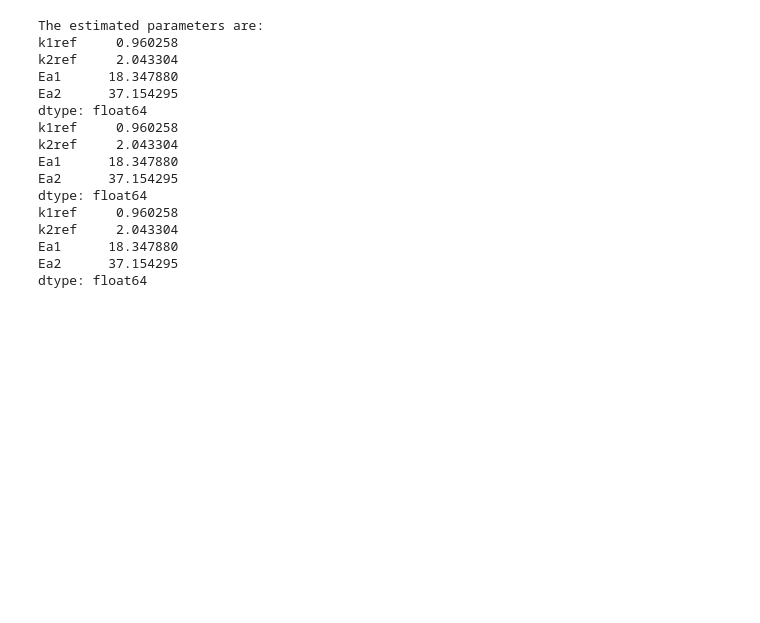
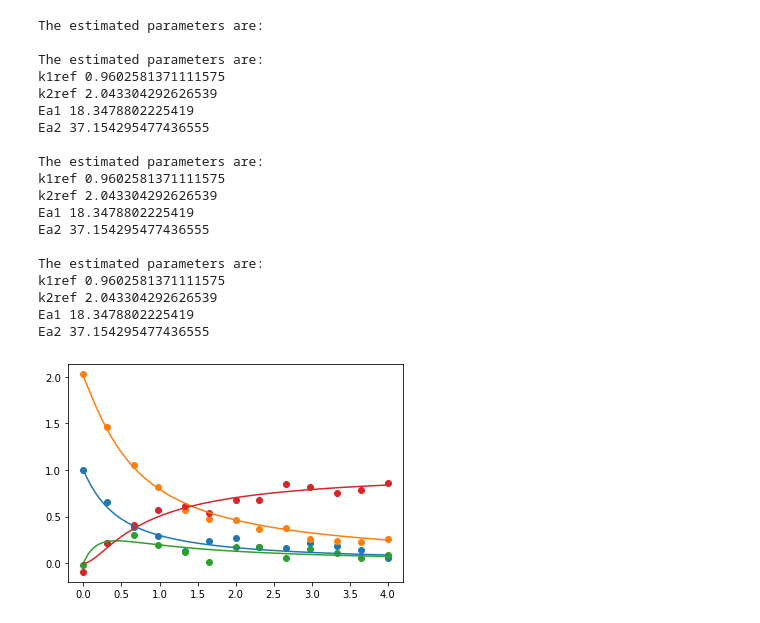
Before and after one commit to notesofdabbler/learn_kipet, a Jupyter notebook: kipet_examples/multexpt_fit_diffTemp.ipynb, the cells around one changed output. Saved outputs shown, nothing was run; the diff lists cells and outputs as text; code cells hidden in the pictures; blank space fills up the shorter version.

```diff
--- a/kipet_examples/multexpt_fit_diffTemp.ipynb
+++ b/kipet_examples/multexpt_fit_diffTemp.ipynb
@@ -139,0 +50,5 @@ EXIT: Optimal Solution Found.
+# %%
+kipet_model = KipetModel()
+r1 = build_model(kipet_model, datainit['Exp1'], 'Exp1')
+r2 = build_model(kipet_model, datainit['Exp2'], 'Exp2')
+r3 = build_model(kipet_model, datainit['Exp3'], 'Exp3')
@@ -139,0 +85,5 @@ EXIT: Optimal Solution Found.
+# %%
+r1.settings.solver.linear_solver = 'ma27'
+r2.settings.solver.linear_solver = 'ma27'
+r3.settings.solver.linear_solver = 'ma27'
+kipet_model.settings.solver.linear_solver = 'ma27'
@@ -140,22 +110,34 @@ EXIT: Optimal Solution Found.
 # %%
 print("The estimated parameters are:")
 
-for k,v in results_pest.items():
-    print(results_pest[k].P)
+for model, results in kipet_model.results.items():
+     results.show_parameters
 # %% [output]
 The estimated parameters are:
-k1ref     0.960258
-k2ref     2.043304
-Ea1      18.347880
-Ea2      37.154295
-dtype: float64
-k1ref     0.960258
-k2ref     2.043304
-Ea1      18.347880
-Ea2      37.154295
-dtype: float64
-k1ref     0.960258
-k2ref     2.043304
-Ea1      18.347880
-Ea2      37.154295
-dtype: float64
+
+The estimated parameters are:
+k1ref 0.9602581371111575
+k2ref 2.043304292626539
+Ea1 18.3478802225419
+Ea2 37.154295477436555
+
+The estimated parameters are:
+k1ref 0.9602581371111575
+k2ref 2.043304292626539
+Ea1 18.3478802225419
+Ea2 37.154295477436555
+
+The estimated parameters are:
+k1ref 0.9602581371111575
+k2ref 2.043304292626539
+Ea1 18.3478802225419
+Ea2 37.154295477436555
+# %%
+expt = 'Exp1'
+fig, ax = plt.subplots()
+for x in ['A', 'B', 'C', 'D']:
+    results = kipet_model.results[expt]
+    ax.scatter(results.Cm.index, results.Cm[x])
+    ax.plot(results.Z.index, results.Z[x])
+# %% [output]
+[figure, added]
```
Also changed, not shown: parts of 20 cells of this notebook, 1 other file.
